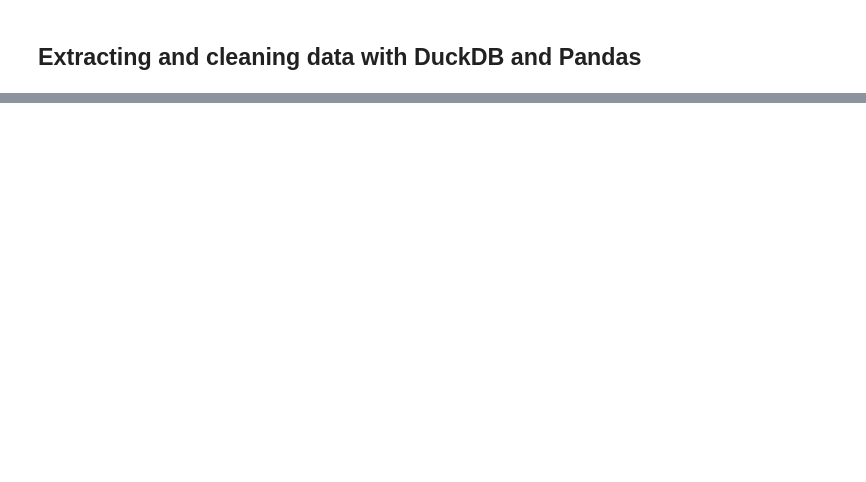
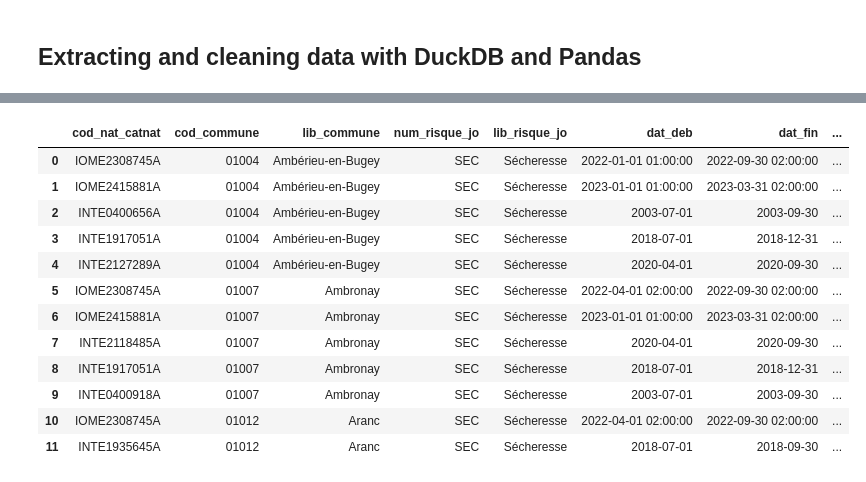
Before and after one commit to MarinaToledoPastorino/14_PrixChangementClimatique, a Jupyter notebook: data/exploration/socio-climate analysis.ipynb, the cells around one changed output, grey strips where cells are left out. Cells and saved outputs as stored; diff of their text form; code cells hidden in the pictures; blank space fills up the shorter version.

```diff
--- a/data/exploration/socio-climate analysis.ipynb
+++ b/data/exploration/socio-climate analysis.ipynb
@@ -52,3 +68,27 @@ odis_population_taux_pauvrete = con.sql(query_odis4).df()
+# %%
+query_cat = """
+SELECT *
+  FROM dev.main.catnat_gaspar WHERE lib_risque_jo='Sécheresse'
+  ORDER BY cod_commune ASC;
+"""
+
+bycatastrofe = con.sql(query_cat)
+bycatastrofe_df = bycatastrofe.df()
+bycatastrofe_df.head(12)
+# %% [output]
+|  | cod_nat_catnat | cod_commune | lib_commune | num_risque_jo | lib_risque_jo | dat_deb | dat_fin | ... |
+| 0 | IOME2308745A | 01004 | Ambérieu-en-Bugey | SEC | Sécheresse | 2022-01-01 01:00:00 | 2022-09-30 02:00:00 | ... |
+| 1 | IOME2415881A | 01004 | Ambérieu-en-Bugey | SEC | Sécheresse | 2023-01-01 01:00:00 | 2023-03-31 02:00:00 | ... |
+| 2 | INTE0400656A | 01004 | Ambérieu-en-Bugey | SEC | Sécheresse | 2003-07-01 | 2003-09-30 | ... |
+| 3 | INTE1917051A | 01004 | Ambérieu-en-Bugey | SEC | Sécheresse | 2018-07-01 | 2018-12-31 | ... |
+| 4 | INTE2127289A | 01004 | Ambérieu-en-Bugey | SEC | Sécheresse | 2020-04-01 | 2020-09-30 | ... |
+| 5 | IOME2308745A | 01007 | Ambronay | SEC | Sécheresse | 2022-04-01 02:00:00 | 2022-09-30 02:00:00 | ... |
+| 6 | IOME2415881A | 01007 | Ambronay | SEC | Sécheresse | 2023-01-01 01:00:00 | 2023-03-31 02:00:00 | ... |
+| 7 | INTE2118485A | 01007 | Ambronay | SEC | Sécheresse | 2020-04-01 | 2020-09-30 | ... |
+| 8 | INTE1917051A | 01007 | Ambronay | SEC | Sécheresse | 2018-07-01 | 2018-12-31 | ... |
+| 9 | INTE0400918A | 01007 | Ambronay | SEC | Sécheresse | 2003-07-01 | 2003-09-30 | ... |
+| 10 | IOME2308745A | 01012 | Aranc | SEC | Sécheresse | 2022-04-01 02:00:00 | 2022-09-30 02:00:00 | ... |
+| 11 | INTE1935645A | 01012 | Aranc | SEC | Sécheresse | 2018-07-01 | 2018-09-30 | ... |
 # %%
 # Cleaning Climate data
 from datetime import datetime
```
Also changed, not shown: parts of 15 cells of this notebook.
